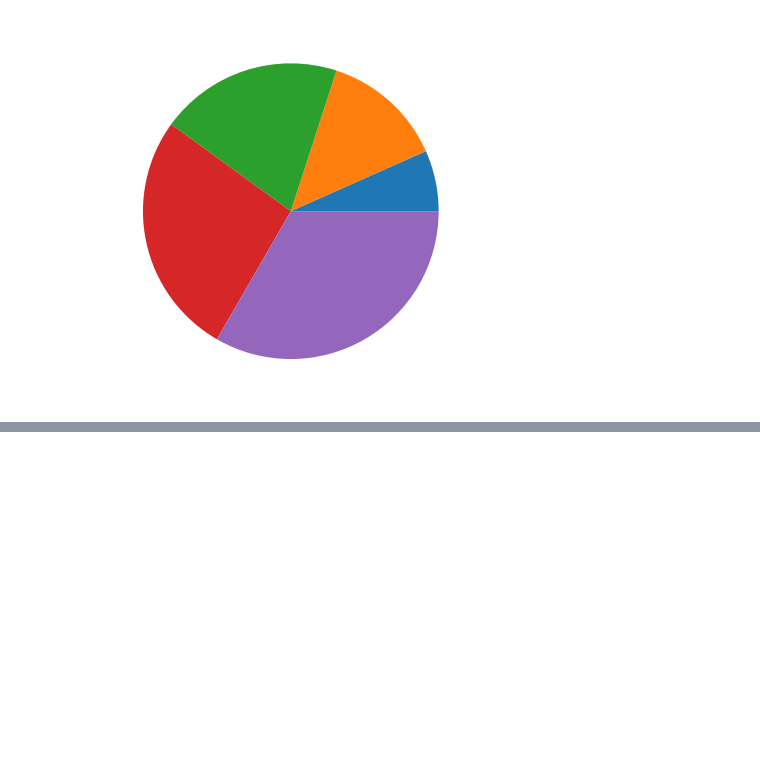
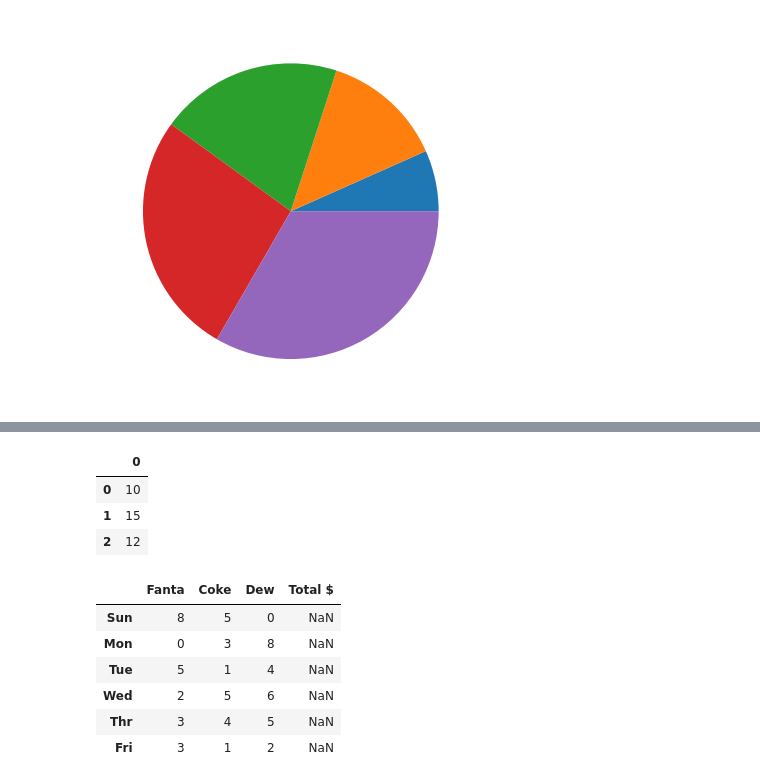
Before and after one commit to KabinGamal/Numpy_pandas, a Jupyter notebook: Introduction-to-numy.ipynb, the cells around one changed output, grey strips where cells are left out. Cells and saved outputs as stored; diff of their text form; code cells hidden in the pictures; blank space fills up the shorter version.

Commit message:
Pratice using Numpy and pandas

```diff
--- a/Introduction-to-numy.ipynb
+++ b/Introduction-to-numy.ipynb
@@ -354,0 +477,5 @@ AttributeError: module 'matplotlib.pyplot' has no attribute 'chart'
+# %%
+import pandas as pd
+df=pd.DataFrame(ran_value,
+               index=(["Sun","Mon","Tue","Wed","Thr","Fri"]),
+                columns=(["Fanta","Coke","Dew"]))
@@ -354,0 +492,2 @@ AttributeError: module 'matplotlib.pyplot' has no attribute 'chart'
+# %%
+amt_col=np.array(["10","15","12"])
@@ -354,0 +498,3 @@ AttributeError: module 'matplotlib.pyplot' has no attribute 'chart'
+# %%
+amt_col_df=pd.DataFrame(amt_col.T,
+                       columns=(["Fanta","Coke","Dew"]))
@@ -354,0 +513,19 @@ AttributeError: module 'matplotlib.pyplot' has no attribute 'chart'
+# %%
+amt_col_df
+# %% [output]
+|  | 0 |
+| 0 | 10 |
+| 1 | 15 |
+| 2 | 12 |
+# %%
+df["Total $"]=amt_col_df
+# %%
+df
+# %% [output]
+|  | Fanta | Coke | Dew | Total $ |
+| Sun | 8 | 5 | 0 | NaN |
+| Mon | 0 | 3 | 8 | NaN |
+| Tue | 5 | 1 | 4 | NaN |
+| Wed | 2 | 5 | 6 | NaN |
+| Thr | 3 | 4 | 5 | NaN |
+| Fri | 3 | 1 | 2 | NaN |
```
Also changed, not shown: parts of 38 cells of this notebook.
